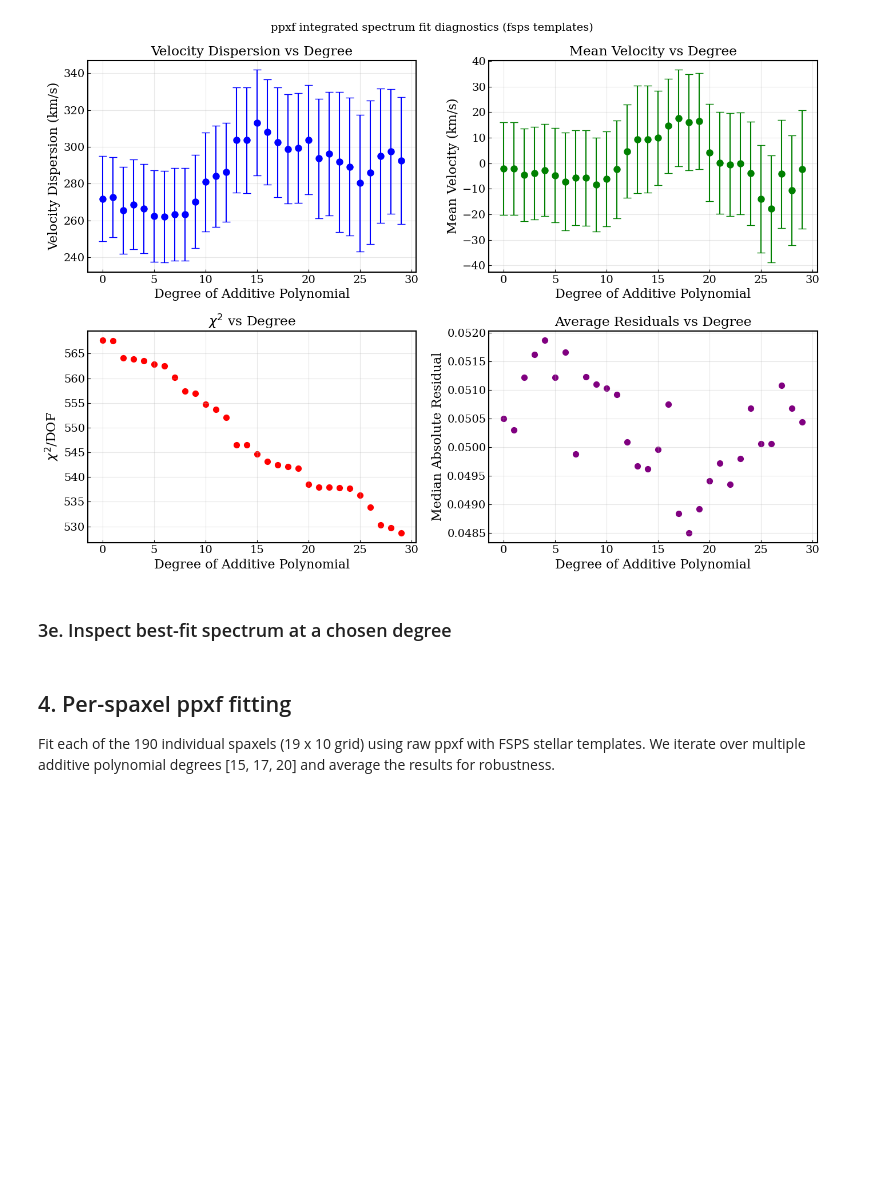
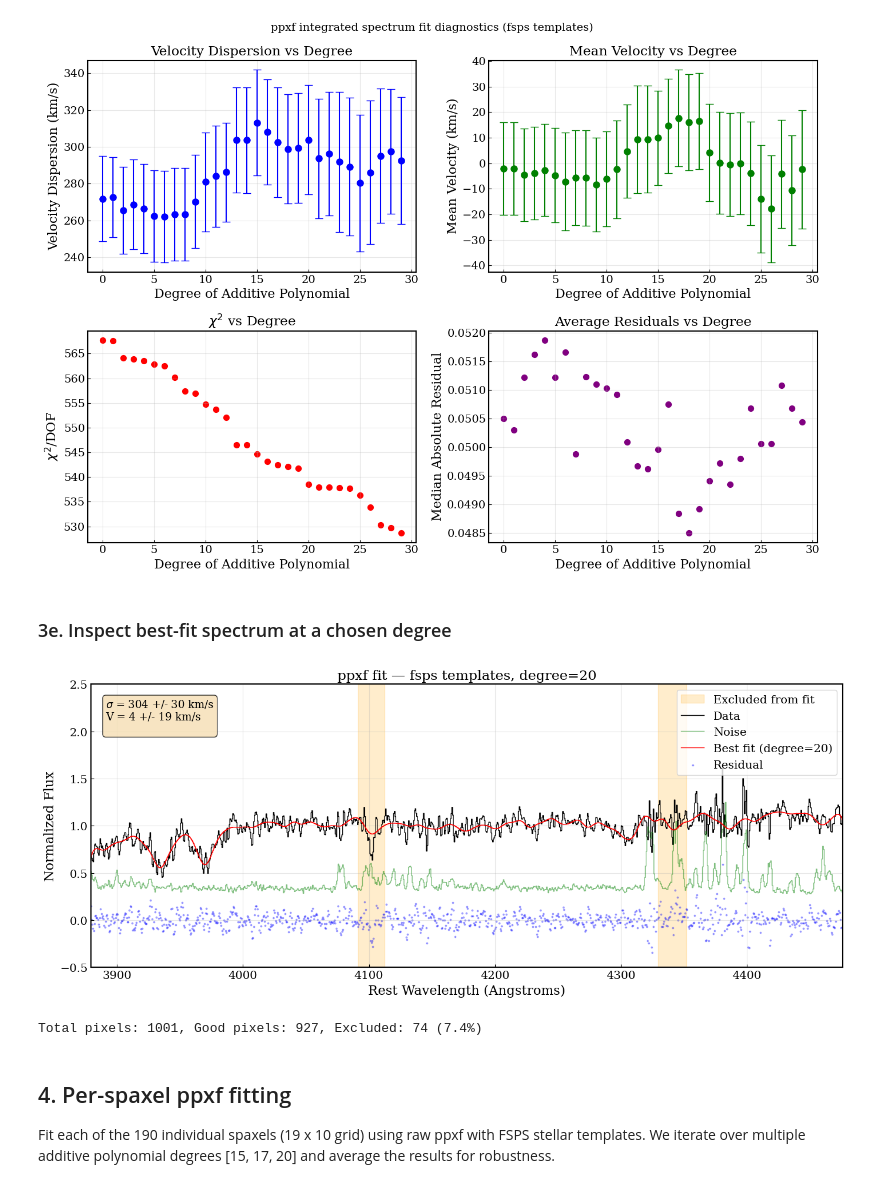
Before and after one commit to rodelcr/AGEL0206_kinematics_and_photometry, a Jupyter notebook: notebooks/01_streamlined_IFU_ppxf.ipynb, the cells around one changed output. Drawn from its saved outputs; the diff is of its cells as text; code cells hidden in the pictures; blank space fills up the shorter version.

```diff
--- a/notebooks/01_streamlined_IFU_ppxf.ipynb
+++ b/notebooks/01_streamlined_IFU_ppxf.ipynb
@@ -339,7 +339,7 @@ plt.show()
 # %%
 # Plot the best-fit spectrum for a chosen polynomial degree,
 # highlighting the regions excluded from the fit (masked by goodpixels)
-deg_inspect = 16  # Change this to inspect different degrees
+deg_inspect = 20  # Change this to inspect different degrees
 residuals = [galaxy - best_fit[i] for i in range(len(degrees))]
 
 fig, ax = plt.subplots(figsize=(14, 6))
@@ -352,35 +352,39 @@ bad_pixels = np.setdiff1d(all_pixels, goodpixels)
 
 # Find contiguous runs of excluded pixels to draw shaded regions
 if len(bad_pixels) > 0:
     splits = np.where(np.diff(bad_pixels) > 1)[0] + 1
     bad_runs = np.split(bad_pixels, splits)
     for run in bad_runs:
         ax.axvspan(lam_gal_rest[run[0]], lam_gal_rest[run[-1]],
                    color='orange', alpha=0.2, label='_nolegend_')
     # Add one labeled patch for the legend
     ax.axvspan(0, 0, color='orange', alpha=0.2, label='Excluded from fit')
 
 ax.step(lam_gal_rest, galaxy, c='k', lw=1, label='Data')
 ax.step(lam_gal_rest, np.sqrt(noise_int**2) / np.median(flux_int), c='g', lw=1, alpha=0.5, label='Noise')
 ax.step(lam_gal_rest, best_fit[deg_inspect], c='r', lw=1, label=f'Best fit (degree={deg_inspect})')
 ax.scatter(lam_gal_rest, residuals[deg_inspect], c='b', s=3, alpha=0.3, label='Residual')
 ax.text(0.02, 0.95,
         f'$\sigma$ = {vel_dis[deg_inspect]:.0f} +/- {error_vdis[deg_inspect]:.0f} km/s\n'
-        f'V = {mean_vel[deg_inspect]:.0f} +/- {error_vel[deg_inspect]:.0f} km/s\n'
-        f'$\chi^2$/DOF = {fit_chi2[deg_inspect]:.2f}',
+        f'V = {mean_vel[deg_inspect]:.0f} +/- {error_vel[deg_inspect]:.0f} km/s\n',
+        #f'$\chi^2$/DOF = {fit_chi2[deg_inspect]:.2f}',
         transform=ax.transAxes, fontsize=13, verticalalignment='top',
         bbox=dict(boxstyle='round', facecolor='wheat', alpha=0.8))
 ax.set_xlabel('Rest Wavelength (Angstroms)')
 ax.set_ylabel('Normalized Flux')
 ax.set_title(f'ppxf fit — {sps_name} templates, degree={deg_inspect}')
 ax.set_ylim(-0.5, 2.5)
 ax.legend(loc='upper right')
 ax.grid(alpha=0.3)
+ax.set_xlim(lam_gal_rest[0], lam_gal_rest[-1])
 plt.tight_layout()
 plt.show()
 
 print(f"Total pixels: {len(galaxy)}, Good pixels: {len(goodpixels)}, "
       f"Excluded: {len(bad_pixels)} ({100*len(bad_pixels)/len(galaxy):.1f}%)")
+# %% [output]
+[figure, added]
+Total pixels: 1001, Good pixels: 927, Excluded: 74 (7.4%)
 # %% [markdown]
 ## 4. Per-spaxel ppxf fitting
 
```
Also changed, not shown: parts of 1 cell of this notebook.
